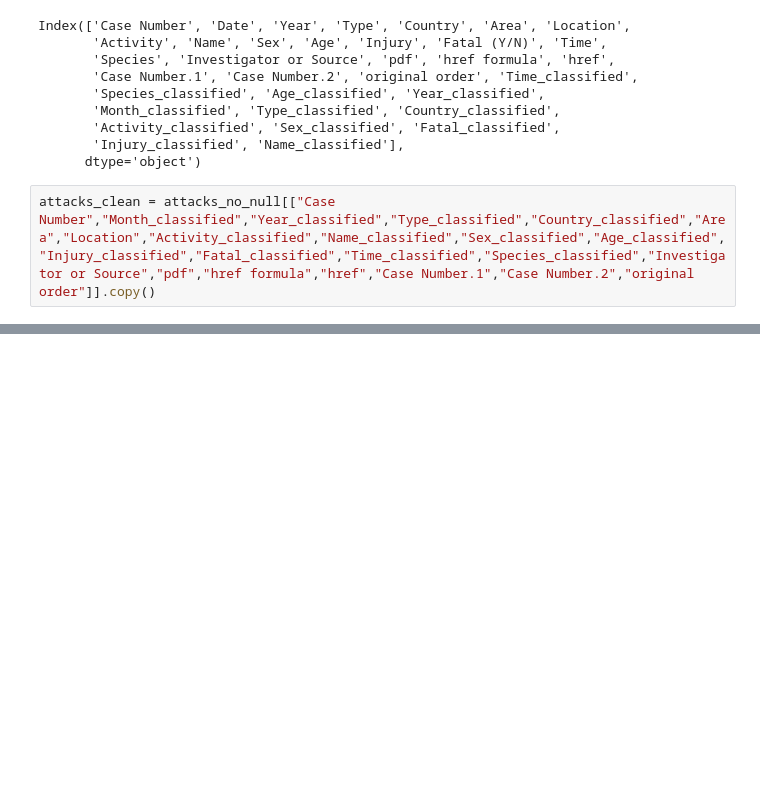
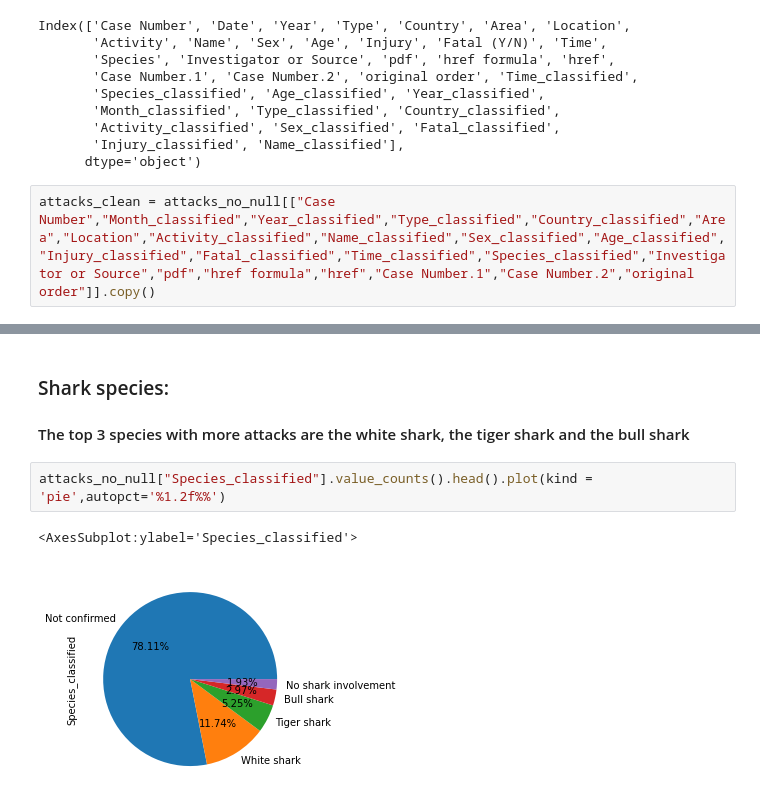
Before and after one commit to smunozan/datamex_082020, a Jupyter notebook: module-1/pandas-project/your-code/data-wrangling.ipynb, the cells around one changed output, grey strips where cells are left out. Drawn from its saved outputs; the diff is of its cells as text; blank space fills up the shorter version.

```diff
--- a/module-1/pandas-project/your-code/data-wrangling.ipynb
+++ b/module-1/pandas-project/your-code/data-wrangling.ipynb
@@ -868,0 +908,9 @@ attacks_clean
+# %% [markdown]
+### Shark species:
+
+#### The top 3 species with more attacks are the white shark, the tiger shark and the bull shark
+# %%
+attacks_no_null["Species_classified"].value_counts().head().plot(kind = 'pie',autopct='%1.2f%%')
+# %% [output]
+<AxesSubplot:ylabel='Species_classified'>
+[figure, added]
```
Also changed, not shown: parts of 26 cells of this notebook, 6 other files.
